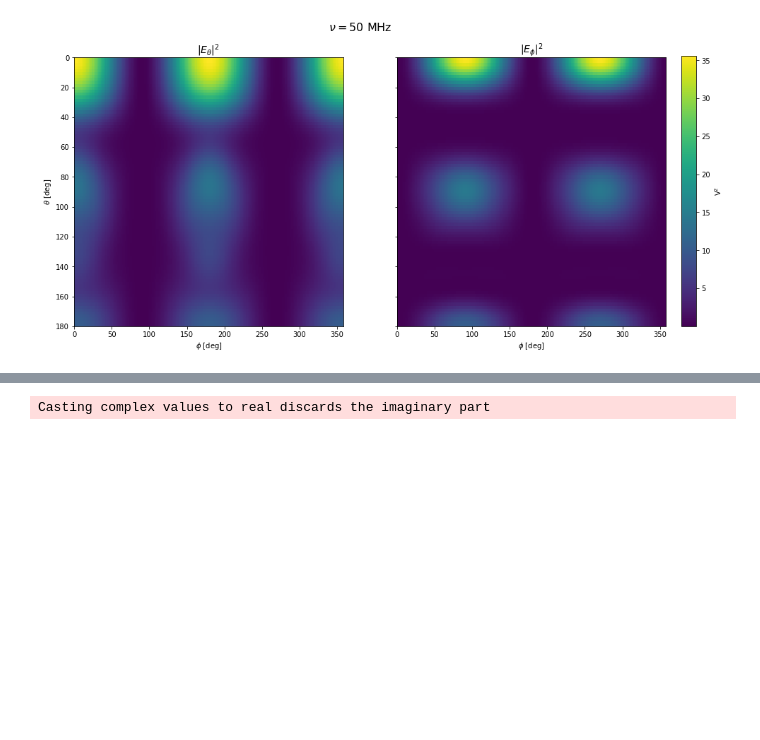
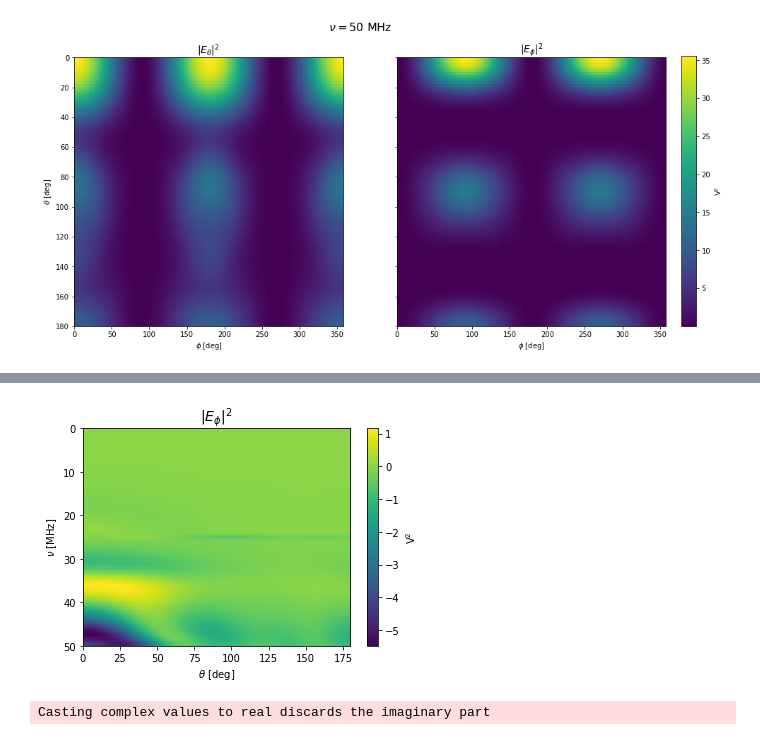
Before and after one commit to christianhbye/lusee_sky_simulations, a Jupyter notebook: notebooks/mock_lusee_night_analysis.ipynb, the cells around one changed output, grey strips where cells are left out. Drawn from its saved outputs; the diff is of its cells as text; code cells hidden in the pictures; blank space fills up the shorter version.

```diff
--- a/notebooks/mock_lusee_night_analysis.ipynb
+++ b/notebooks/mock_lusee_night_analysis.ipynb
@@ -64,3 +84,17 @@ plt.show()
+# %%
+dg = np.abs(uvb.data_array[0, 0, 0, :-1, :, 90]**2) - np.abs(uvb.data_array[0, 0, 0, 1:, :, 90]**2)
+extent_d = ex_tf
+extent_d[-1] -= 1
+
+plt.figure()
+im = plt.imshow(dg, aspect="auto", extent=extent_d)
+plt.title(components[i], fontsize=14)
+plt.xlabel("$\\theta$ [deg]")
+plt.ylabel("$\\nu$ [MHz]")
+plt.colorbar(label="$\\rm{V}^2$")
+plt.show()
+# %% [output]
+[figure, added]
 # %%
 power_uvb = uvb.efield_to_power(calc_cross_pols=True, inplace=False)
 power_uvb.to_healpix()
```
Also changed, not shown: parts of 20 cells of this notebook.
